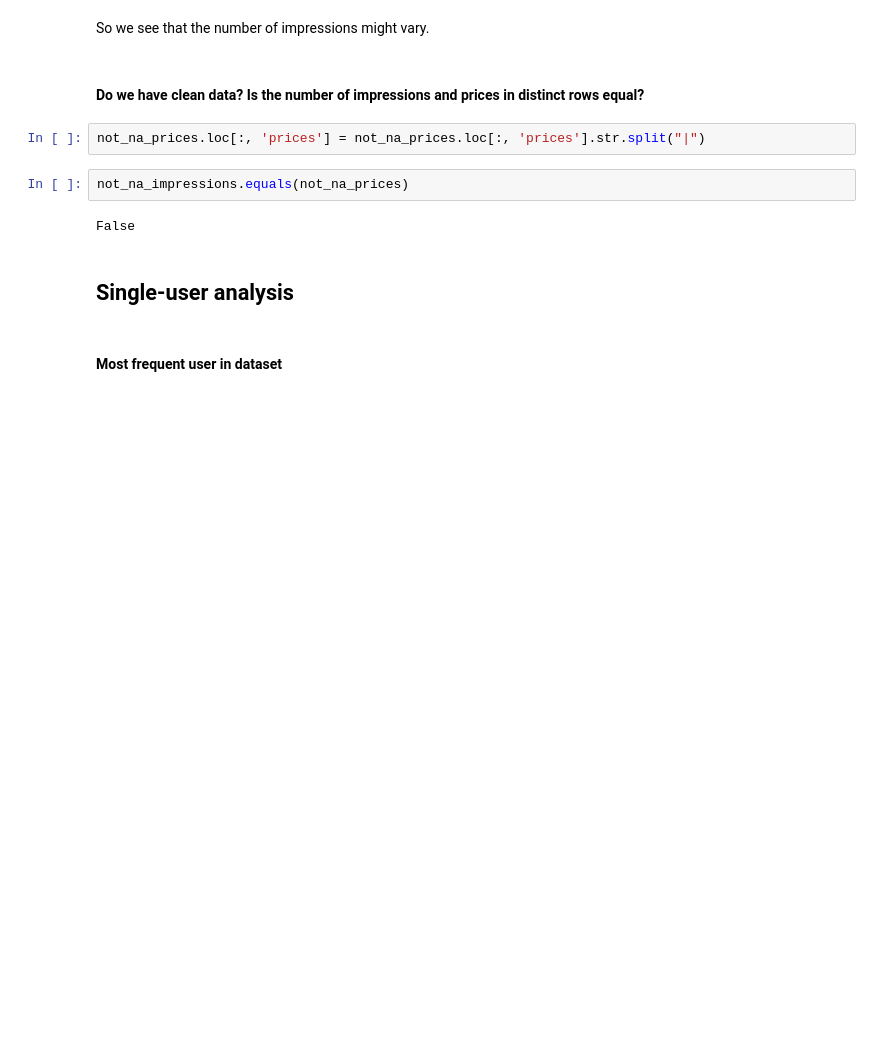
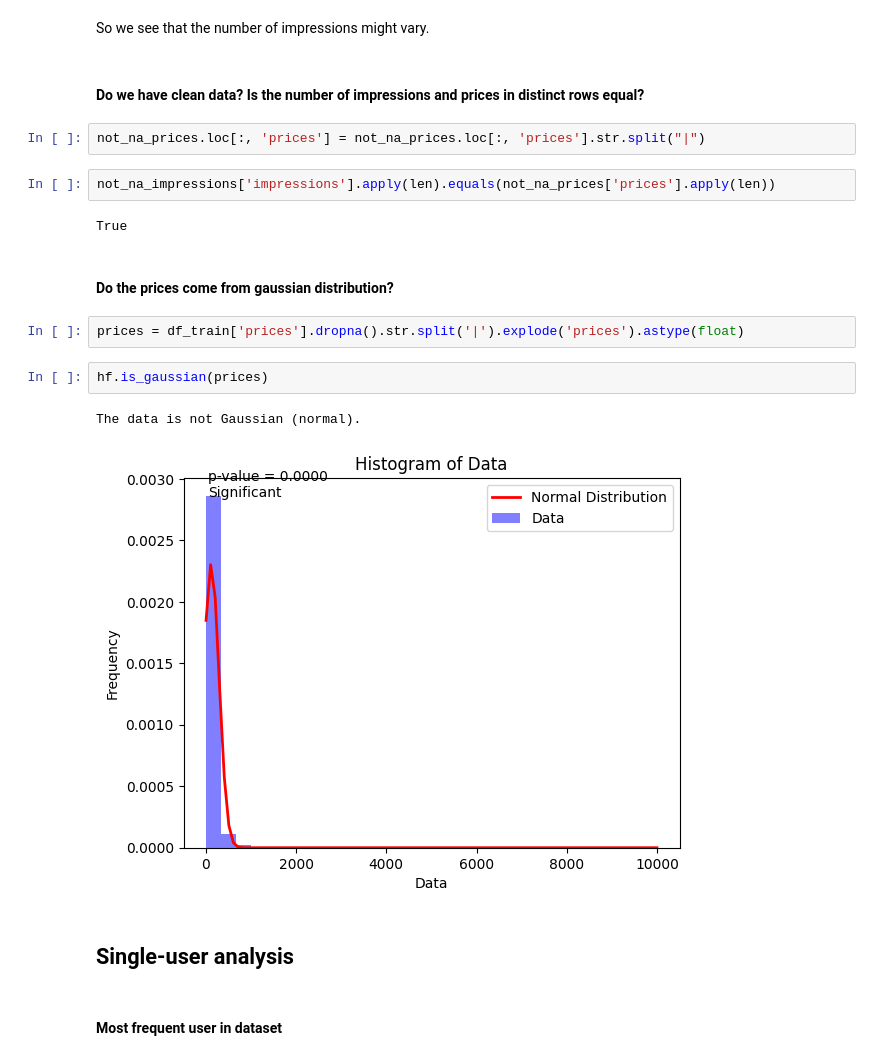
Before and after one commit to MCFreddie777/2019, a Jupyter notebook: src/notebooks/frequency-analysis.ipynb, the cells around one changed output. Cells and saved outputs as stored; diff of their text form; blank space fills up the shorter version.

Commit message:
Add price distribution analysis to jupyter notebook

```diff
--- a/src/notebooks/frequency-analysis.ipynb
+++ b/src/notebooks/frequency-analysis.ipynb
@@ -534,9 +535,18 @@ So we see that the number of impressions might vary.
 # %%
 not_na_prices.loc[:, 'prices'] = not_na_prices.loc[:, 'prices'].str.split("|")
 # %%
-not_na_impressions.equals(not_na_prices)
+not_na_impressions['impressions'].apply(len).equals(not_na_prices['prices'].apply(len))
 # %% [output]
-False
+True
+# %% [markdown]
+#### Do the prices come from gaussian distribution?
+# %%
+prices = df_train['prices'].dropna().str.split('|').explode('prices').astype(float)
+# %%
+hf.is_gaussian(prices)
+# %% [output]
+The data is not Gaussian (normal).
+[figure, added]
 # %% [markdown]
 ## Single-user analysis
 # %% [markdown]
```
Also changed, not shown: parts of 4 cells of this notebook.
